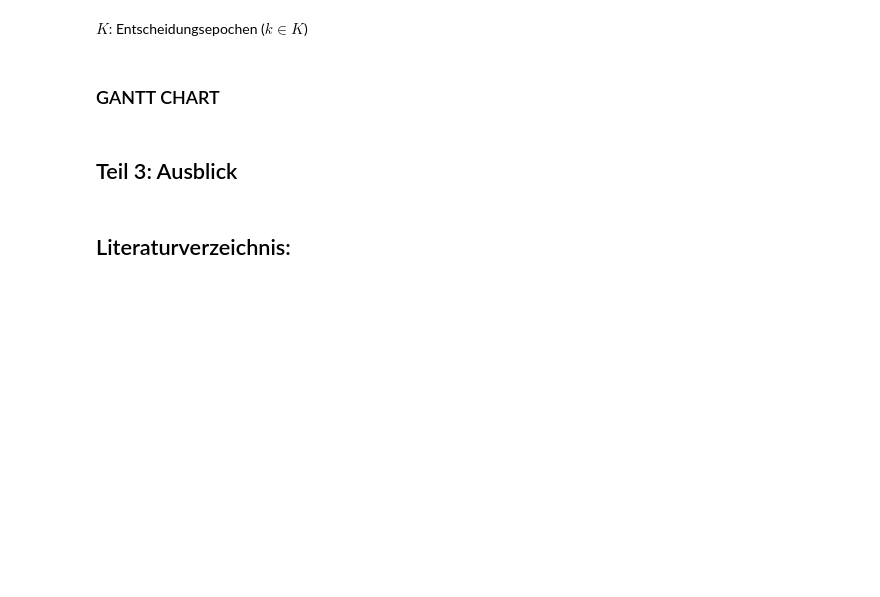
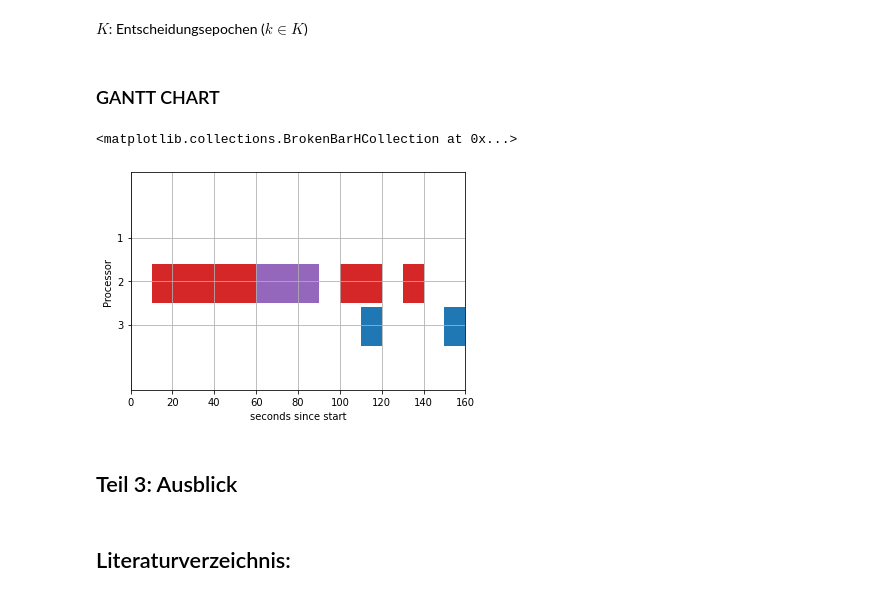
Before and after one commit to concretedesert/Methods-and-Software, a Jupyter notebook: Johanna_neu.ipynb, the cells around one changed output. Cells and saved outputs as stored; diff of their text form; code cells hidden in the pictures; blank space fills up the shorter version.

```diff
--- a/Johanna_neu.ipynb
+++ b/Johanna_neu.ipynb
@@ -393,34 +397,37 @@ fig.show()
 # %%
 # Declaring a figure "gnt"
 fig, gnt = plt.subplots()
 
 # Setting Y-axis limits
 gnt.set_ylim(0, 50)
 
 # Setting X-axis limits
 gnt.set_xlim(0, 160)
 
 # Setting labels for x-axis and y-axis
 gnt.set_xlabel('seconds since start')
 gnt.set_ylabel('Processor')
 
 # Setting ticks on y-axis
 gnt.set_yticks([15, 25, 35])
 # Labelling tickes of y-axis
 gnt.set_yticklabels(['3', '2', '1'])
 
 # Setting graph attribute
 gnt.grid(True)
 
 # Declaring a bar in schedule
-gnt.broken_barh([(40, 50)], (30, 9), facecolors =('tab:orange'))
+gnt.broken_barh([(40, 50)], (20, 9), facecolors =('tab:purple'))
 
 # Declaring multiple bars in at same level and same width
 gnt.broken_barh([(110, 10), (150, 10)], (10, 9), facecolors ='tab:blue')
 
 gnt.broken_barh([(10, 50), (100, 20), (130, 10)], (20, 9), facecolors =('tab:red'))
 
 #plt.savefig("gantt1.png")
+# %% [output]
+<matplotlib.collections.BrokenBarHCollection at 0x...>
+[figure, added]
 # %% [markdown]
 ## Teil 3: Ausblick
 # %% [markdown]
```
Also changed, not shown: parts of 2 cells of this notebook, 1 other file.
